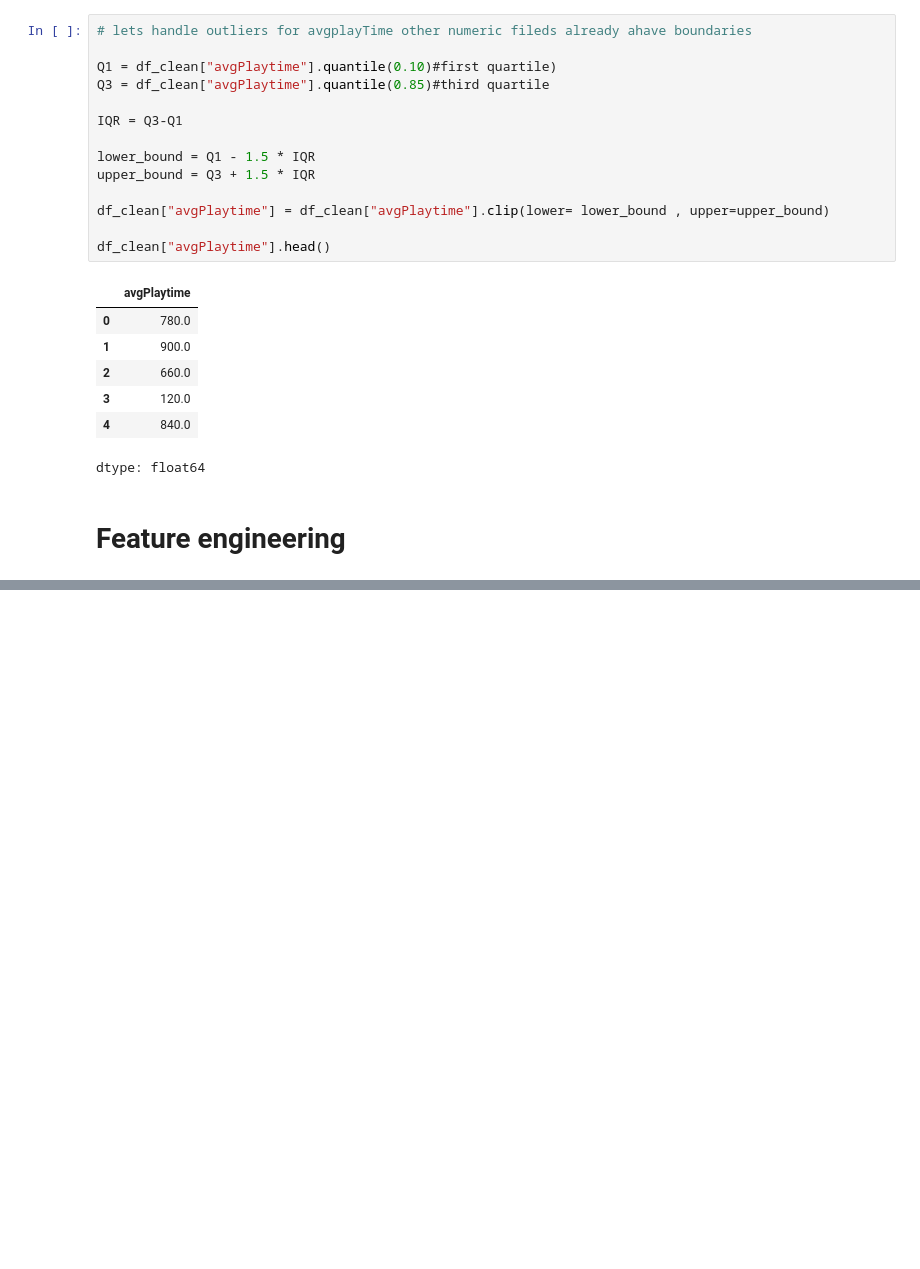
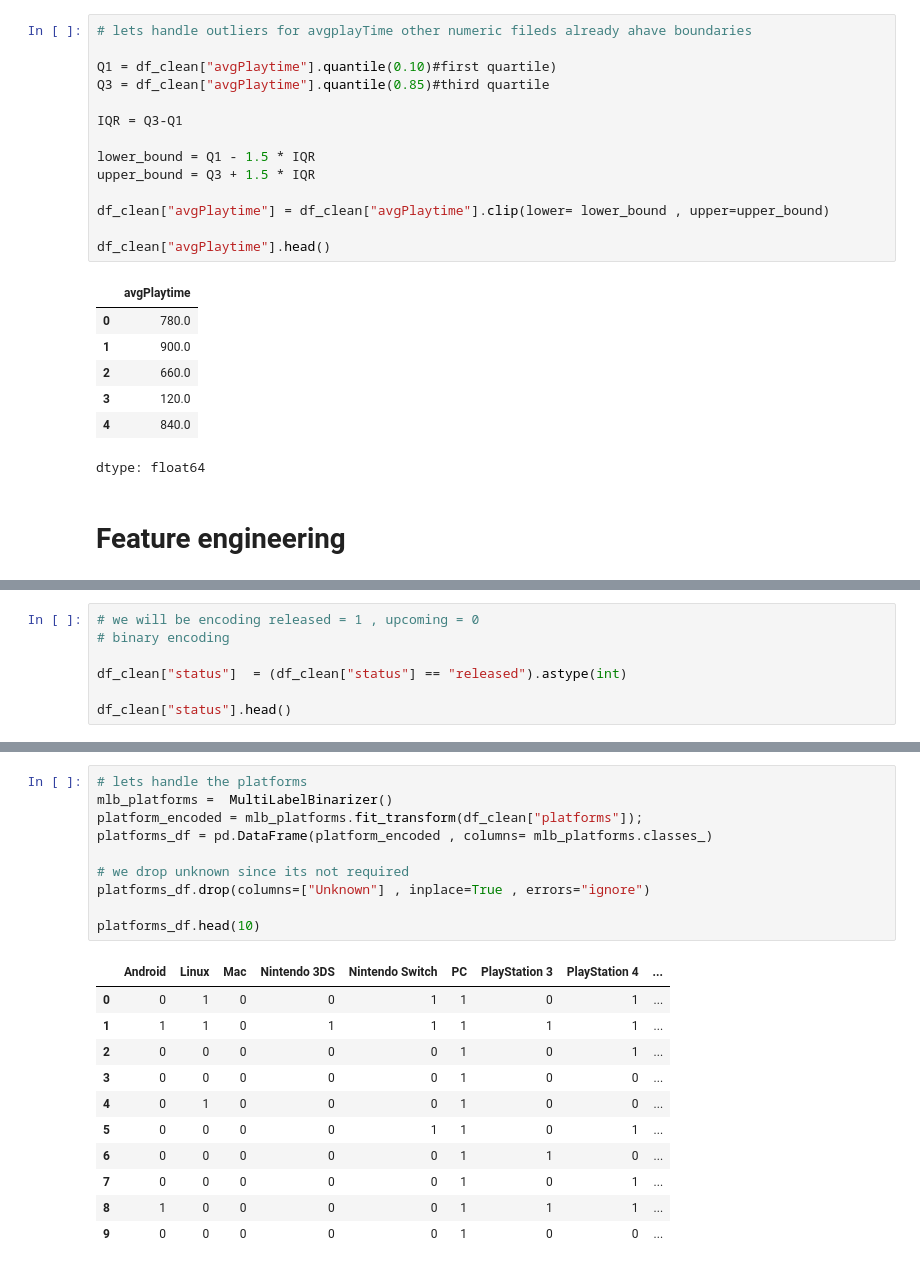
Before and after one commit to Shruthikshetty/media-logger-recommender, a Jupyter notebook: training_notebooks/games_recommendation_model.ipynb, the cells around one changed output, grey strips where cells are left out. Cells and saved outputs as stored; diff of their text form; blank space fills up the shorter version.

```diff
--- a/training_notebooks/games_recommendation_model.ipynb
+++ b/training_notebooks/games_recommendation_model.ipynb
@@ -903,0 +936,7 @@ dtype: float64
+# %%
+# we will be encoding released = 1 , upcoming = 0
+# binary encoding
+
+df_clean["status"]  = (df_clean["status"] == "released").astype(int)
+
+df_clean["status"].head()
@@ -903,0 +971,22 @@ dtype: float64
+# %%
+# lets handle the platforms
+mlb_platforms =  MultiLabelBinarizer()
+platform_encoded = mlb_platforms.fit_transform(df_clean["platforms"]);
+platforms_df = pd.DataFrame(platform_encoded , columns= mlb_platforms.classes_)
+
+# we drop unknown since its not required
+platforms_df.drop(columns=["Unknown"] , inplace=True , errors="ignore")
+
+platforms_df.head(10)
+# %% [output]
+|  | Android | Linux | Mac | Nintendo 3DS | Nintendo Switch | PC | PlayStation 3 | PlayStation 4 | ... |
+| 0 | 0 | 1 | 0 | 0 | 1 | 1 | 0 | 1 | ... |
+| 1 | 1 | 1 | 0 | 1 | 1 | 1 | 1 | 1 | ... |
+| 2 | 0 | 0 | 0 | 0 | 0 | 1 | 0 | 1 | ... |
+| 3 | 0 | 0 | 0 | 0 | 0 | 1 | 0 | 0 | ... |
+| 4 | 0 | 1 | 0 | 0 | 0 | 1 | 0 | 0 | ... |
+| 5 | 0 | 0 | 0 | 0 | 1 | 1 | 0 | 1 | ... |
+| 6 | 0 | 0 | 0 | 0 | 0 | 1 | 1 | 0 | ... |
+| 7 | 0 | 0 | 0 | 0 | 0 | 1 | 0 | 1 | ... |
+| 8 | 1 | 0 | 0 | 0 | 0 | 1 | 1 | 1 | ... |
+| 9 | 0 | 0 | 0 | 0 | 0 | 1 | 0 | 0 | ... |
```
Also changed, not shown: parts of 35 cells of this notebook.
